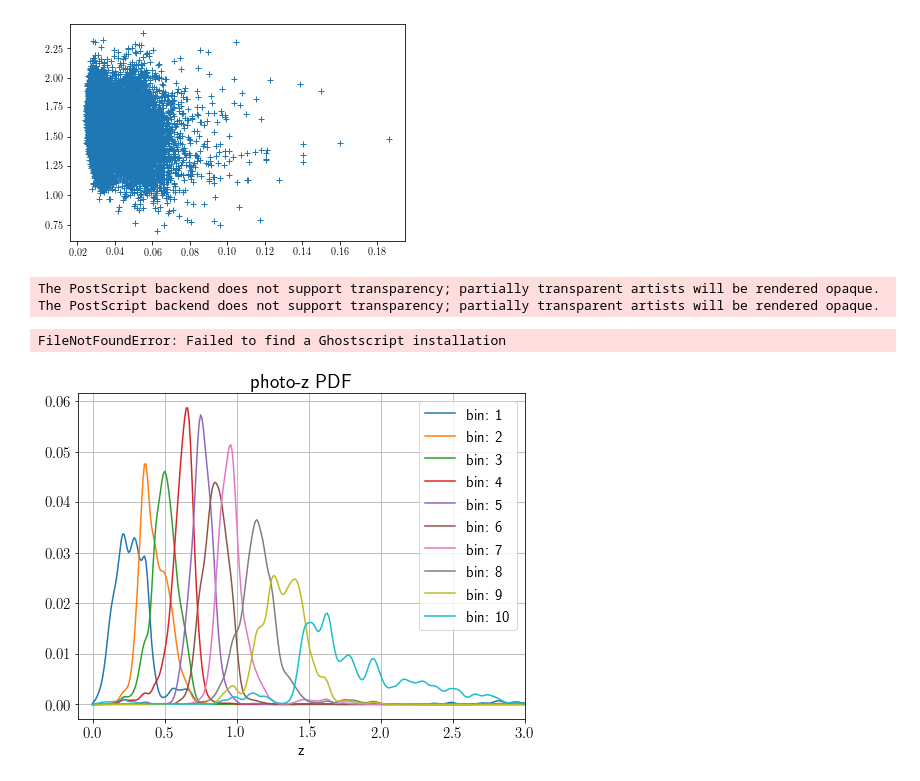
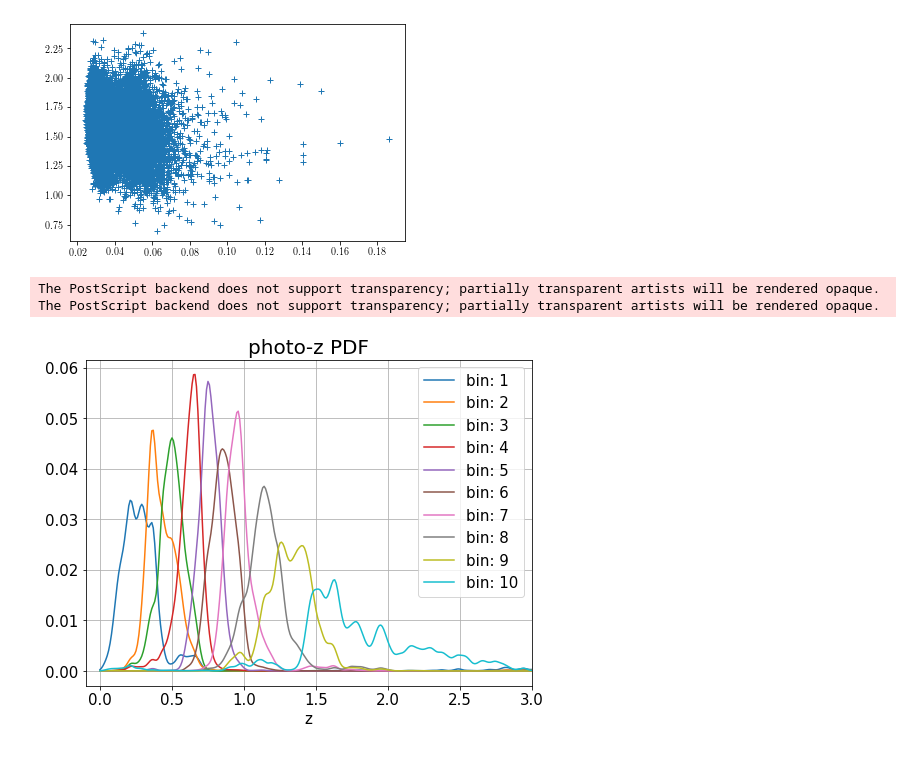
Before and after one commit to mr-superonion/splinv, a Jupyter notebook: notebook/process-stamp-HSClike.ipynb, the cells around one changed output. Saved outputs shown, nothing was run; the diff lists cells and outputs as text; code cells hidden in the pictures.

```diff
--- a/notebook/process-stamp-HSClike.ipynb
+++ b/notebook/process-stamp-HSClike.ipynb
@@ -753,25 +753,24 @@ plt.plot(np.sqrt(outcome[1].flatten()),pixSigmaErr.flatten()/np.sqrt(outcome[1].
 # %%
 import matplotlib
 matplotlib.use('agg')
 matplotlib.rcParams['ps.useafm'] = True
 matplotlib.rcParams['pdf.use14corefonts'] = True
-matplotlib.rcParams['text.usetex'] = True
+matplotlib.rcParams['text.usetex'] = False
 matplotlib.rcParams['font.size'] = 15
 
 import matplotlib.pyplot as plt
 
 fig=plt.figure(figsize=(8,6))
 ax=fig.add_subplot(1,1,1)
 for iz in range(0,gridInfo.nz,1):
     ax.plot(poz_bins,gridInfo.pozPdfAve[iz],label='bin: %d' %(iz+1))
 ax.legend(fontsize=15)
 ax.set_xlim(-0.1,3.)
 ax.set_xlabel('z',fontsize=15)
 ax.set_title('photo-z PDF',fontsize=20)
 ax.grid()
 fig.savefig('../paper_ms_method_HSCY1/mlz-poz.eps')
 # %% [output]
 The PostScript backend does not support transparency; partially transparent artists will be rendered opaque.
 The PostScript backend does not support transparency; partially transparent artists will be rendered opaque.
-FileNotFoundError: Failed to find a Ghostscript installation
-[figure, old version]
+[figure, new version]
```
Also changed, not shown: 2 other files.
